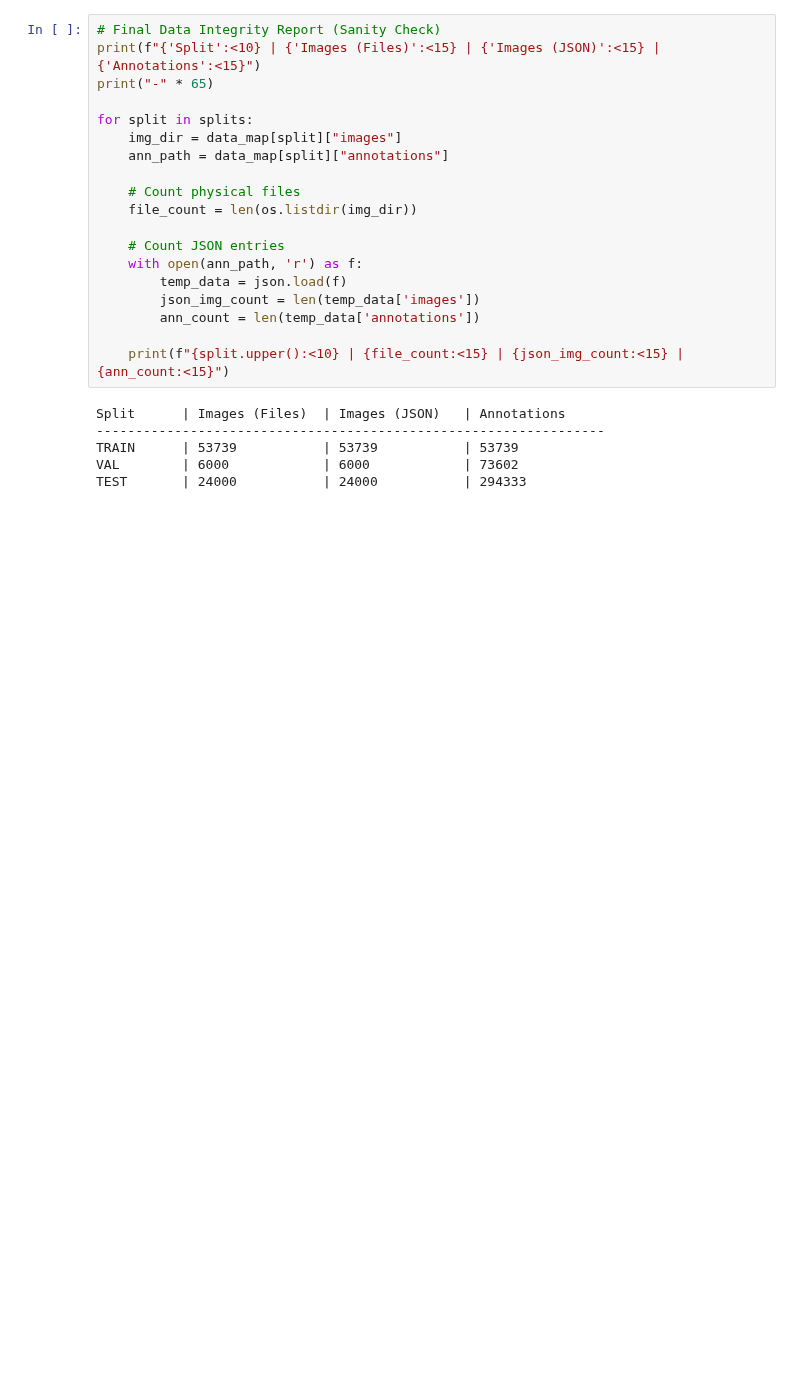
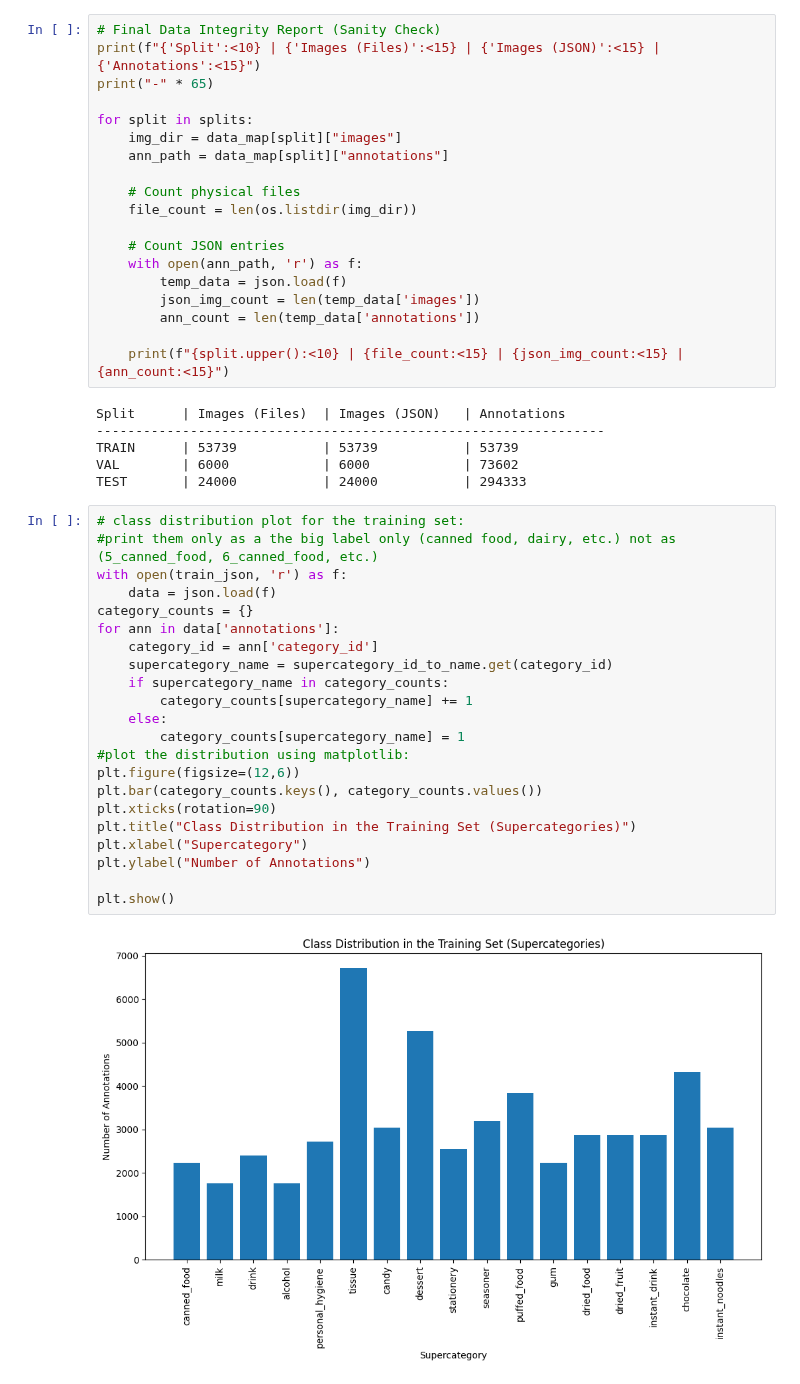
Before and after one commit to AbdullahGhulam/Vision-Checkout, a Jupyter notebook: notebooks/01_EDA.ipynb, the cells around one changed output. Drawn from its saved outputs; the diff is of its cells as text; blank space fills up the shorter version.

Commit message:
added a category distribution to the EDA notebook

```diff
--- a/notebooks/01_EDA.ipynb
+++ b/notebooks/01_EDA.ipynb
@@ -353,3 +353,27 @@ Split      | Images (Files)  | Images (JSON)   | Annotations
 TRAIN      | 53739           | 53739           | 53739
 VAL        | 6000            | 6000            | 73602
 TEST       | 24000           | 24000           | 294333
+# %%
+# class distribution plot for the training set:
+#print them only as a the big label only (canned food, dairy, etc.) not as (5_canned_food, 6_canned_food, etc.)
+with open(train_json, 'r') as f:
+    data = json.load(f)
+category_counts = {}
+for ann in data['annotations']:
+    category_id = ann['category_id']
+    supercategory_name = supercategory_id_to_name.get(category_id)
+    if supercategory_name in category_counts:
+        category_counts[supercategory_name] += 1
+    else:
+        category_counts[supercategory_name] = 1
+#plot the distribution using matplotlib:
+plt.figure(figsize=(12,6))
+plt.bar(category_counts.keys(), category_counts.values())
+plt.xticks(rotation=90)
+plt.title("Class Distribution in the Training Set (Supercategories)")
+plt.xlabel("Supercategory")
+plt.ylabel("Number of Annotations")
+
+plt.show()
+# %% [output]
+[figure, added]
```
Also changed, not shown: parts of 5 cells of this notebook.
